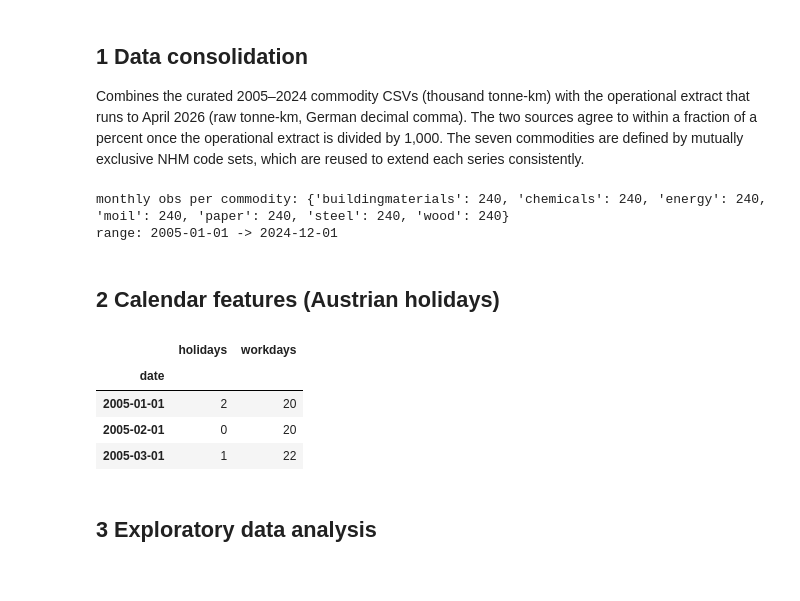
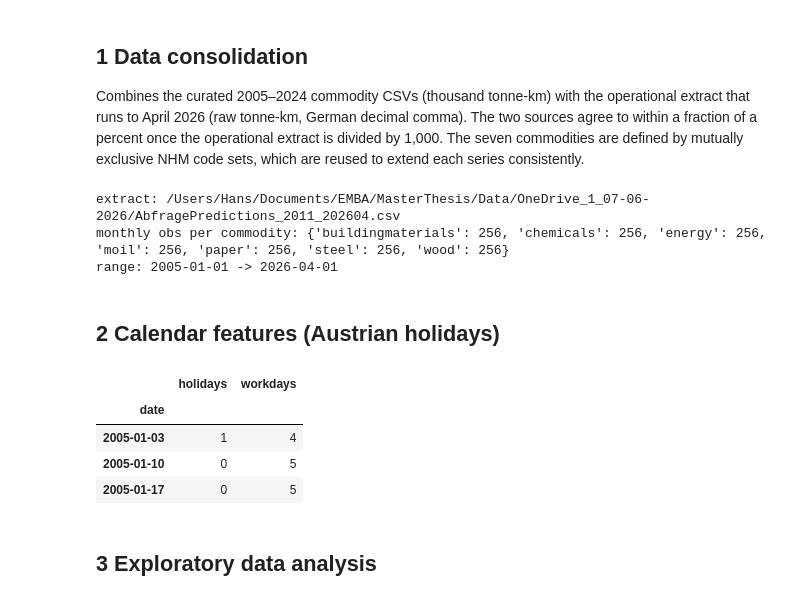
Before and after one commit to wodajack/emba_thesis, a Jupyter notebook: notebooks/RCA_Forecasting_Notebook.ipynb, the cells around one changed output. Saved outputs shown, nothing was run; the diff lists cells and outputs as text; code cells hidden in the pictures.

```diff
--- a/notebooks/RCA_Forecasting_Notebook.ipynb
+++ b/notebooks/RCA_Forecasting_Notebook.ipynb
@@ -37,6 +38,18 @@ mutually exclusive NHM code sets, which are reused to extend each series consist
 # %%
 import csv, glob
 from collections import defaultdict
+
+def resolve_extract():
+    candidates = []
+    candidates += glob.glob(os.path.join(DATA_DIR, "**", "AbfragePredictions_2011_202604.csv"), recursive=True)
+    candidates += glob.glob(os.path.join(DATA_DIR, "**", "AbfragePredictions2020_202604.csv"), recursive=True)
+    candidates += glob.glob(os.path.expanduser("~/Library/Application Support/Claude/local-agent-mode-sessions/**/outputs/work/onedrive/AbfragePredictions_2011_202604.csv"), recursive=True)
+    candidates += glob.glob(os.path.expanduser("~/Library/Application Support/Claude/local-agent-mode-sessions/**/outputs/work/onedrive/AbfragePredictions2020_202604.csv"), recursive=True)
+    candidates.append(EXTRACT)
+    for path in candidates:
+        if path and os.path.exists(path):
+            return path
+    return None
 
 def build_panels():
     nhm2com, rows = {}, []
@@ -49,8 +62,9 @@ def build_panels():
     clean = pd.concat(rows)                       # 2005-2024, thousand tonne-km
 
     agg = defaultdict(float)                       # extend 2025-2026/04 from extract
-    if os.path.exists(EXTRACT):
-        with open(EXTRACT) as fh:
+    extract_path = resolve_extract()
+    if extract_path is not None:
+        with open(extract_path) as fh:
             r = csv.reader(fh); next(r)
             for row in r:
                 if len(row) < 7 or not row[4].isdigit(): continue
@@ -60,7 +74,7 @@ def build_panels():
                 if vja < 2025 or (vja == 2026 and vmo > 4): continue
                 agg[(vja,vmo,vkw,com)] += float(".".join(row[6:]))/1000.0
     ext = pd.DataFrame([(k[0],k[1],k[2],k[3],v) for k,v in agg.items()],
-                       columns=["VJA","VMO","VKW","commodity","TTOKM"])
+                       columns=["VJA","VMO","VKW","commodity","TTOKM"] )
     full = pd.concat([clean, ext], ignore_index=True)
 
     mon = full.groupby(["commodity","VJA","VMO"])["TTOKM"].sum().reset_index()
@@ -70,10 +84,14 @@ def build_panels():
         try: return pd.Timestamp.fromisocalendar(int(y), min(int(w),52), 1)
         except: return pd.NaT
     wk["date"] = [iso(y,w) for y,w in zip(wk.VJA, wk.VKW)]
-    wk = wk.dropna(subset=["date"])
-    return mon.sort_values(["commodity","date"]), wk.sort_values(["commodity","date"])
+    wk = wk.dropna(subset=["date"] )
+    return mon.sort_values(["commodity","date"]), wk.sort_values(["commodity","date"] )
 
 monthly, weekly = build_panels()
+out_dir = os.path.join(PROJECT, "outputs")
+os.makedirs(out_dir, exist_ok=True)
+monthly.to_csv(os.path.join(out_dir, "monthly_data.csv"), index=False)
+weekly.to_csv(os.path.join(out_dir, "weekly_data.csv"), index=False)
 
 def series(c, panel="m"):
     df = monthly if panel=="m" else weekly
@@ -84,30 +102,44 @@ def series(c, panel="m"):
     s = s[~s.index.duplicated()].sort_index()
     return s.asfreq("MS") if panel=="m" else s
 
+print("extract:", resolve_extract())
 print("monthly obs per commodity:", monthly.groupby("commodity").size().to_dict())
 print("range:", monthly.date.min().date(), "->", monthly.date.max().date())
 # %% [output]
-monthly obs per commodity: {'buildingmaterials': 240, 'chemicals': 240, 'energy': 240, 'moil': 240, 'paper': 240, 'steel': 240, 'wood': 240}
-range: 2005-01-01 -> 2024-12-01
+extract: /Users/Hans/Documents/EMBA/MasterThesis/Data/OneDrive_1_07-06-2026/AbfragePredictions_2011_202604.csv
+monthly obs per commodity: {'buildingmaterials': 256, 'chemicals': 256, 'energy': 256, 'moil': 256, 'paper': 256, 'steel': 256, 'wood': 256}
+range: 2005-01-01 -> 2026-04-01
 # %% [markdown]
 ## 2  Calendar features (Austrian holidays)
 # %%
 def calendar_features(idx):
     at = hol_lib.Austria()
     holcount, workdays = [], []
     for ts in idx:
         days = pd.date_range(ts, ts + pd.offsets.MonthEnd(0), freq="D")
         h = sum(1 for d in days if d in at)
         holcount.append(h)
         workdays.append(sum(1 for d in days if d.weekday()<5 and d not in at))
     return pd.DataFrame({"holidays":holcount,"workdays":workdays}, index=idx)
+
+def weekly_calendar_features(idx):
+    at = hol_lib.Austria()
+    holcount, workdays = [], []
+    for ts in idx:
+        days = pd.date_range(ts, ts + pd.Timedelta(days=6), freq="D")
+        h = sum(1 for d in days if d in at)
+        holcount.append(h)
+        workdays.append(sum(1 for d in days if d.weekday()<5 and d not in at))
+    return pd.DataFrame({"holidays":holcount,"workdays":workdays}, index=idx)
+
 calendar_features(series("TOTAL").index[:3])
+weekly_calendar_features(series("TOTAL", "w").index[:3])
 # %% [output]
 |  | holidays | workdays |
 | date |  |  |
-| 2005-01-01 | 2 | 20 |
-| 2005-02-01 | 0 | 20 |
-| 2005-03-01 | 1 | 22 |
+| 2005-01-03 | 1 | 4 |
+| 2005-01-10 | 0 | 5 |
+| 2005-01-17 | 0 | 5 |
 # %% [markdown]
 ## 3  Exploratory data analysis
 # %%
```
Also changed, not shown: parts of 5 cells of this notebook.
